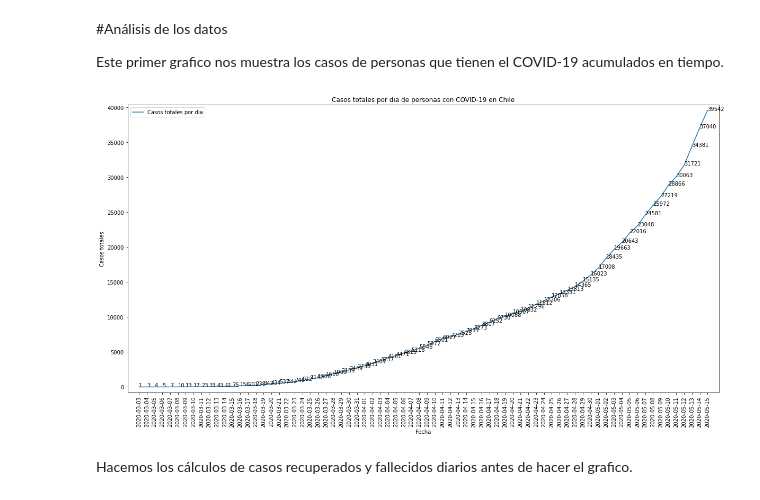
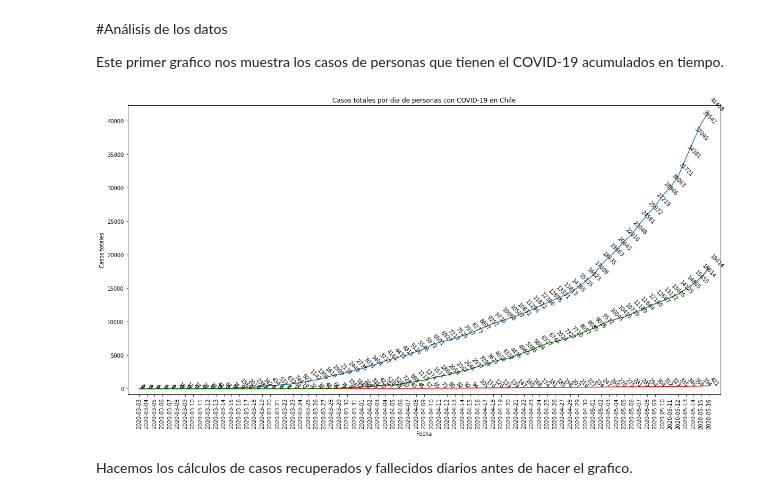
Before and after one commit to White-Mask/COVID-19-Chile-Coronavirus, a Jupyter notebook: Notebook/Analisis_COVID-19_chile.ipynb, the cells around one changed output. Saved outputs shown, nothing was run; the diff lists cells and outputs as text; code cells hidden in the pictures.

```diff
--- a/Notebook/Analisis_COVID-19_chile.ipynb
+++ b/Notebook/Analisis_COVID-19_chile.ipynb
@@ -31,22 +31,28 @@ Este primer grafico nos muestra los casos de personas que tienen el COVID-19 acu
 # %%
 import matplotlib.pyplot as plt
 
 plt.rcParams['figure.figsize']=(20,10)
 
-ay = fq.plot('Fecha','Casos_totales_nuevos',label='Casos totales por dia')
+plt.plot(fq['Fecha'],fq['Casos_totales_nuevos'],label='Casos totales por dia')
+plt.plot(fq['Fecha'],fq['Casos_fallecidos'],label='fallecidos', color='red')
+plt.plot(fq['Fecha'],fq['recuperados a nivel nacional'],label='recuperados', color='green')
 plt.title("Casos totales por dia de personas con COVID-19 en Chile")
 plt.xlabel("Fecha")
 plt.ylabel("Casos totales")
 mapeado = range(len(fq.Casos_totales_nuevos))
 plt.xticks(mapeado,fq.Fecha,rotation='vertical')
 plt.margins(0.02)
 
 for i, v in enumerate(fq['Casos_totales_nuevos']):
-  ay.annotate(v, xy=(i, v))
+  plt.annotate(v, xy=(i, v),ha='left',rotation=-45)
+for i, v in enumerate(fq['Casos_fallecidos']):
+  plt.annotate(v, xy=(i, v),rotation=-45)
+for i, v in enumerate(fq['recuperados a nivel nacional']):
+  plt.annotate(v, xy=(i, v),rotation=-45)
 
 plt.show()
 # %% [output]
-[figure, old version]
+[figure, new version]
 # %% [markdown]
 Hacemos los cálculos de casos recuperados y fallecidos diarios antes de hacer el grafico.
 # %%
```
Also changed, not shown: parts of 10 cells of this notebook, 7 other files.
